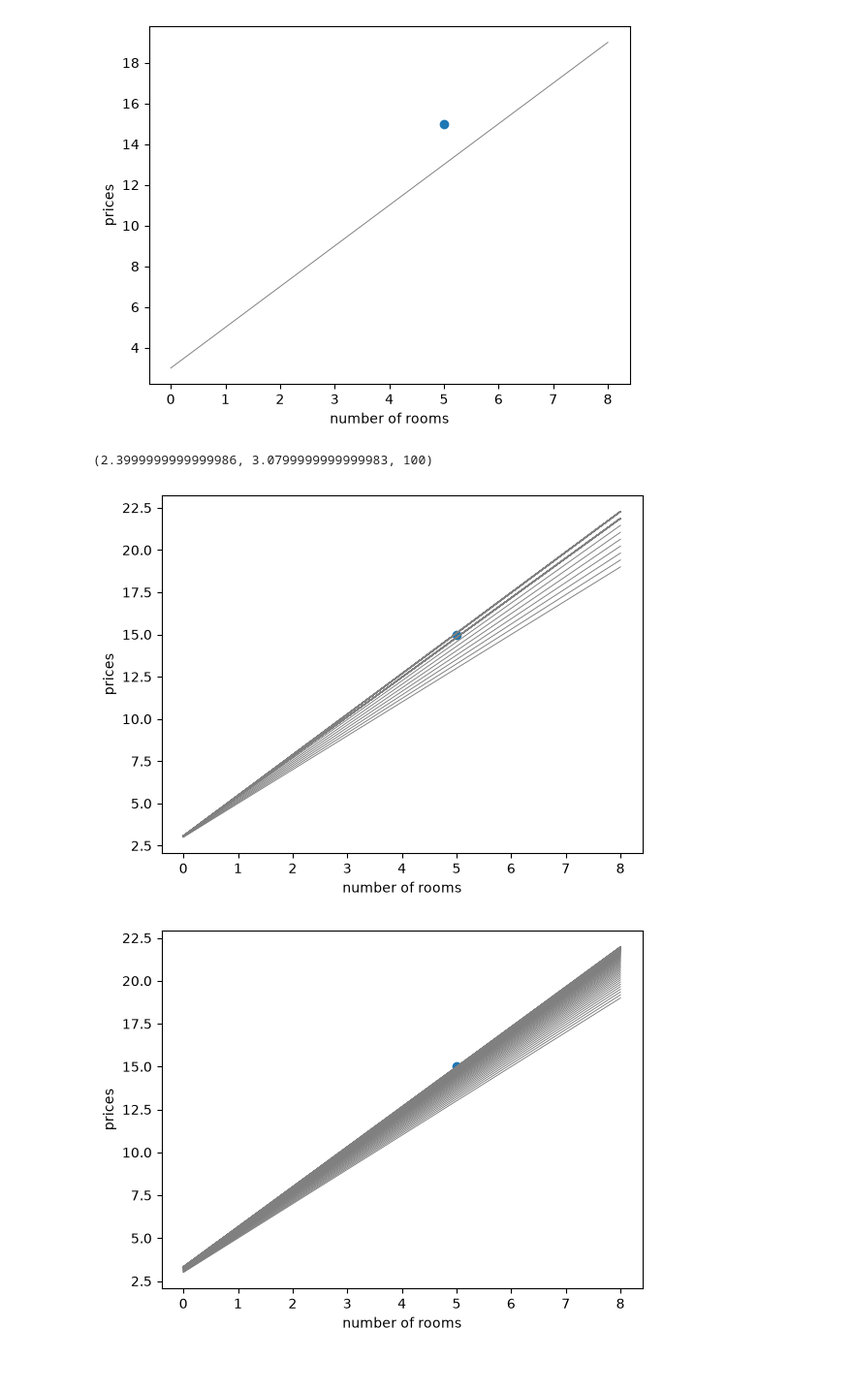
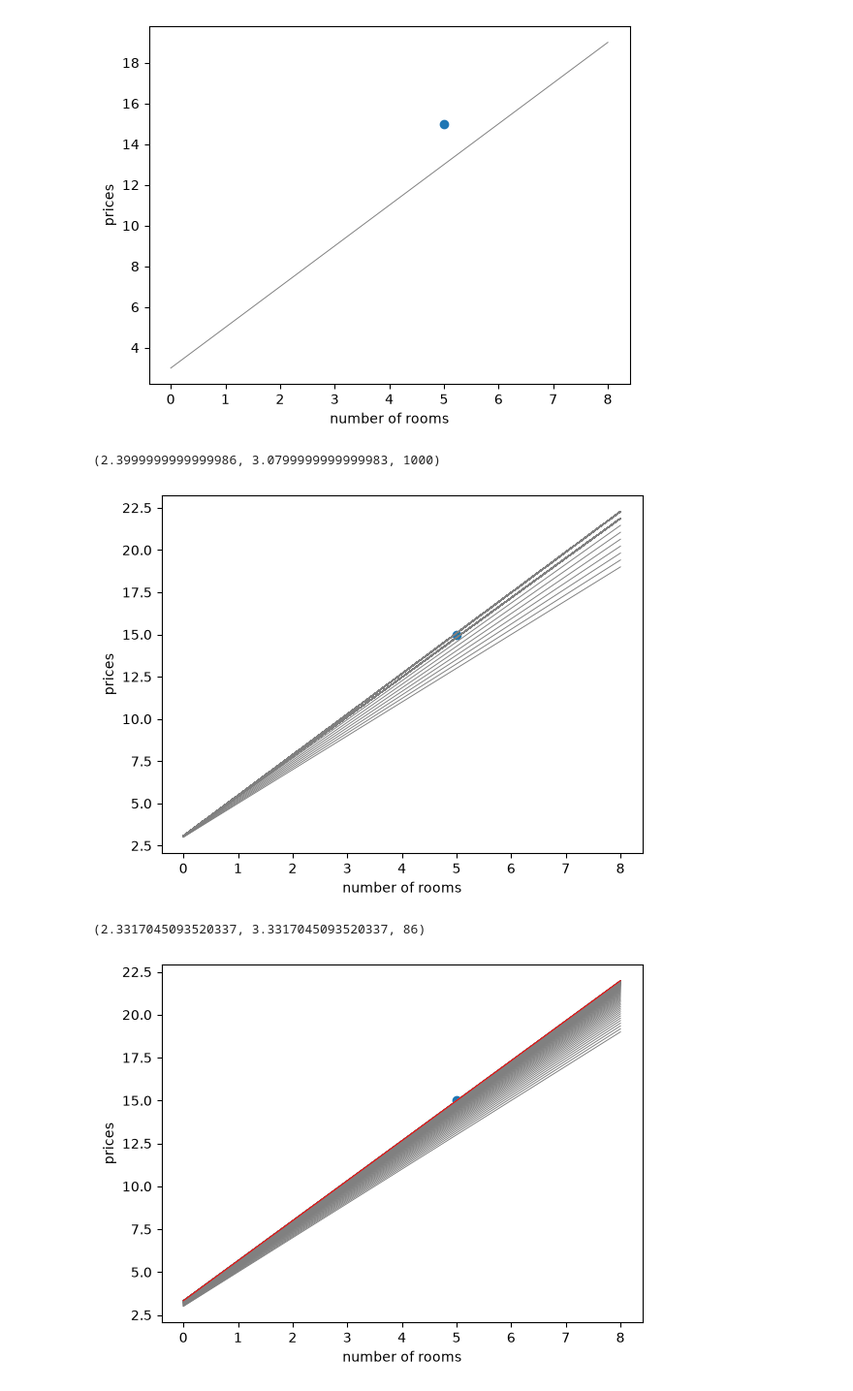
Before and after one commit to nvairob2/grokking_ML, a Jupyter notebook: Chapter_03_Linear_Regression/exercises/exercise_3_4.ipynb, the cells around one changed output. Shown at 97% size. Saved outputs shown, nothing was run; the diff lists cells and outputs as text; code cells hidden in the pictures.

Commit message:
Color of the last line (red). Explicitly specified Python version.

```diff
--- a/Chapter_03_Linear_Regression/exercises/exercise_3_4.ipynb
+++ b/Chapter_03_Linear_Regression/exercises/exercise_3_4.ipynb
@@ -26,13 +28,15 @@ def learn(x, y, initial_slp, initial_y_int, l_rate, learning_step_func):
     slope, y_intercept = initial_slp, initial_y_int
     draw_line(slope, y_intercept)
     epoch_count = 0
-    for i in range(100):
+    for i in range(1000):
         epoch_count += 1
         current_slope, current_y_intercept = learning_step_func(x, y, slope, y_intercept, l_rate)
         slope, y_intercept = current_slope, current_y_intercept
-        draw_line(slope, y_intercept)
         if abs(y - (x * current_slope + current_y_intercept)) < l_rate:
+            draw_line(slope, y_intercept, color='red')
             break
+        else:
+            draw_line(slope, y_intercept)
     return slope, y_intercept, epoch_count
 # %%
 def absolute_trick(x, label, slope, y_intercept, l_rate):
@@ -48,17 +52,19 @@ def absolute_trick(x, label, slope, y_intercept, l_rate):
 result_slope, result_y_intercept, epoch_count_fact = learn(target_point[0], target_point[1], initial_slope, initial_y_intercept, learning_rate, absolute_trick)
 result_slope, result_y_intercept, epoch_count_fact
 # %% [output]
-(2.3999999999999986, 3.0799999999999983, 100)
+(2.3999999999999986, 3.0799999999999983, 1000)
 [figure]
 # %%
 def square_trick(x, label, slope, y_intercept, l_rate):
     y_hat = slope * x + y_intercept
     delta = label - y_hat
     new_slope = slope + l_rate * delta
     new_y_intercept = y_intercept + learning_rate * delta
 
     return new_slope, new_y_intercept
 
 result_slope, result_y_intercept, epoch_count_fact = learn(target_point[0], target_point[1], initial_slope, initial_y_intercept, learning_rate, square_trick)
+result_slope, result_y_intercept, epoch_count_fact
 # %% [output]
+(2.3317045093520337, 3.3317045093520337, 86)
-[figure, old version]
+[figure, new version]
```
Also changed, not shown: parts of 1 cell of this notebook, 3 other files.
